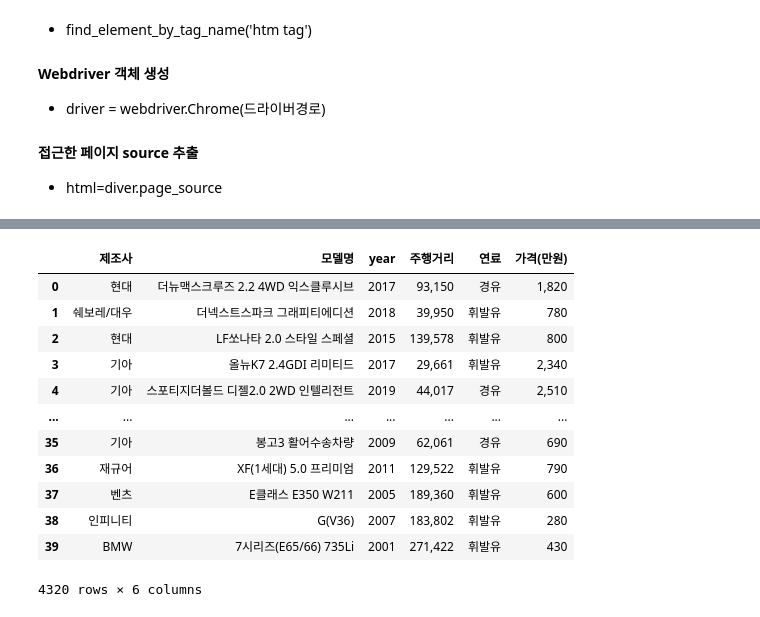
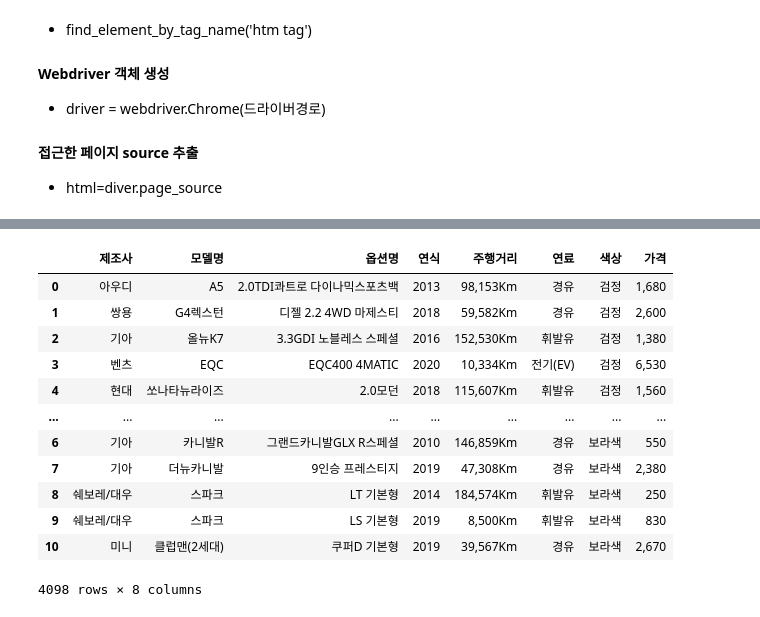
Before and after one commit to Ahn-seongjun/Fin_project_6, a Jupyter notebook: m_park.ipynb, the cells around one changed output, grey strips where cells are left out. Drawn from its saved outputs; the diff is of its cells as text; code cells hidden in the pictures.

Commit message:
ASJ_crawl

```diff
--- a/m_park.ipynb
+++ b/m_park.ipynb
@@ -138,7 +41,0 @@ df
-# %%
-#driver = webdriver.Chrome("./driver/chromedriver")
-url_lis =[]
-for i in range(1,109) :
-    url_lis.append("http://www.m-park.co.kr/buy/my_car_list.asp?gotopage="+ str(i) + "&sListOrder=DemoDay_D&sPageSize=40&sSearch=1&sListType=list")
-url_lis
-#driver.page_source
@@ -210,0 +116,16 @@ def get_car_info(url):
+# %%
+key = list(colorcode.keys())
+value = list(colorcode.values())
+# %%
+# 크롤링 색상별 함수화
+def bring_obj(value, pagenum) :
+    url = 'http://www.m-park.co.kr/buy/my_car_list.asp'
+    data ={'sSearch': 1,
+           'sListOrder': 'DemoDay_D',
+           'sColorCode': value,
+           'sPageSize': 40,
+           'gotoPage': pagenum}
+    res = requests.post(url,data=data)
+    bs_obj = BeautifulSoup(res.text,'html.parser')
+
+    return bs_obj
@@ -210,0 +174,4 @@ def get_car_info(url):
+# %%
+bs_obj = bring_obj('006007', '1')
+df = crawl_color(bs_obj, '검정')
+df
@@ -211,25 +211,27 @@ def get_car_info(url):
 # %%
-import time
-from tqdm import tqdm
-
 df = pd.DataFrame()
-for i in tqdm(range(0,len(url_lis))):
-    car = get_car_info(url_lis[i])
-    df = pd.concat([df, car])
+for i in range(0,len(key)):
+    try :
+        for pagenum in range(1,110):
+            bs_obj = bring_obj(value[i], pagenum)
+            car = crawl_color(bs_obj, key[i])
+            df = pd.concat([df, car])
+    except:
+        pass
 df
 # %% [output]
-|  | 제조사 | 모델명 | year | 주행거리 | 연료 | 가격(만원) |
-| 0 | 현대 | 더뉴맥스크루즈 2.2 4WD 익스클루시브 | 2017 | 93,150 | 경유 | 1,820 |
-| 1 | 쉐보레/대우 | 더넥스트스파크 그래피티에디션 | 2018 | 39,950 | 휘발유 | 780 |
-| 2 | 현대 | LF쏘나타 2.0 스타일 스페셜 | 2015 | 139,578 | 휘발유 | 800 |
-| 3 | 기아 | 올뉴K7 2.4GDI 리미티드 | 2017 | 29,661 | 휘발유 | 2,340 |
-| 4 | 기아 | 스포티지더볼드 디젤2.0 2WD 인텔리전트 | 2019 | 44,017 | 경유 | 2,510 |
-| ... | ... | ... | ... | ... | ... | ... |
-| 35 | 기아 | 봉고3 활어수송차량 | 2009 | 62,061 | 경유 | 690 |
-| 36 | 재규어 | XF(1세대) 5.0 프리미엄 | 2011 | 129,522 | 휘발유 | 790 |
-| 37 | 벤츠 | E클래스 E350 W211 | 2005 | 189,360 | 휘발유 | 600 |
-| 38 | 인피니티 | G(V36) | 2007 | 183,802 | 휘발유 | 280 |
-| 39 | BMW | 7시리즈(E65/66) 735Li | 2001 | 271,422 | 휘발유 | 430 |
+|  | 제조사 | 모델명 | 옵션명 | 연식 | 주행거리 | 연료 | 색상 | 가격 |
+| 0 | 아우디 | A5 | 2.0TDI콰트로 다이나믹스포츠백 | 2013 | 98,153Km | 경유 | 검정 | 1,680 |
+| 1 | 쌍용 | G4렉스턴 | 디젤 2.2 4WD 마제스티 | 2018 | 59,582Km | 경유 | 검정 | 2,600 |
+| 2 | 기아 | 올뉴K7 | 3.3GDI 노블레스 스페셜 | 2016 | 152,530Km | 휘발유 | 검정 | 1,380 |
+| 3 | 벤츠 | EQC | EQC400 4MATIC | 2020 | 10,334Km | 전기(EV) | 검정 | 6,530 |
+| 4 | 현대 | 쏘나타뉴라이즈 | 2.0모던 | 2018 | 115,607Km | 휘발유 | 검정 | 1,560 |
+| ... | ... | ... | ... | ... | ... | ... | ... | ... |
+| 6 | 기아 | 카니발R | 그랜드카니발GLX R스페셜 | 2010 | 146,859Km | 경유 | 보라색 | 550 |
+| 7 | 기아 | 더뉴카니발 | 9인승 프레스티지 | 2019 | 47,308Km | 경유 | 보라색 | 2,380 |
+| 8 | 쉐보레/대우 | 스파크 | LT 기본형 | 2014 | 184,574Km | 휘발유 | 보라색 | 250 |
+| 9 | 쉐보레/대우 | 스파크 | LS 기본형 | 2019 | 8,500Km | 휘발유 | 보라색 | 830 |
+| 10 | 미니 | 클럽맨(2세대) | 쿠퍼D 기본형 | 2019 | 39,567Km | 경유 | 보라색 | 2,670 |
-4320 rows × 6 columns
+4098 rows × 8 columns
 # %%
 df.reset_index(inplace = True)
```
Also changed, not shown: parts of 16 cells of this notebook, 1 other file.
